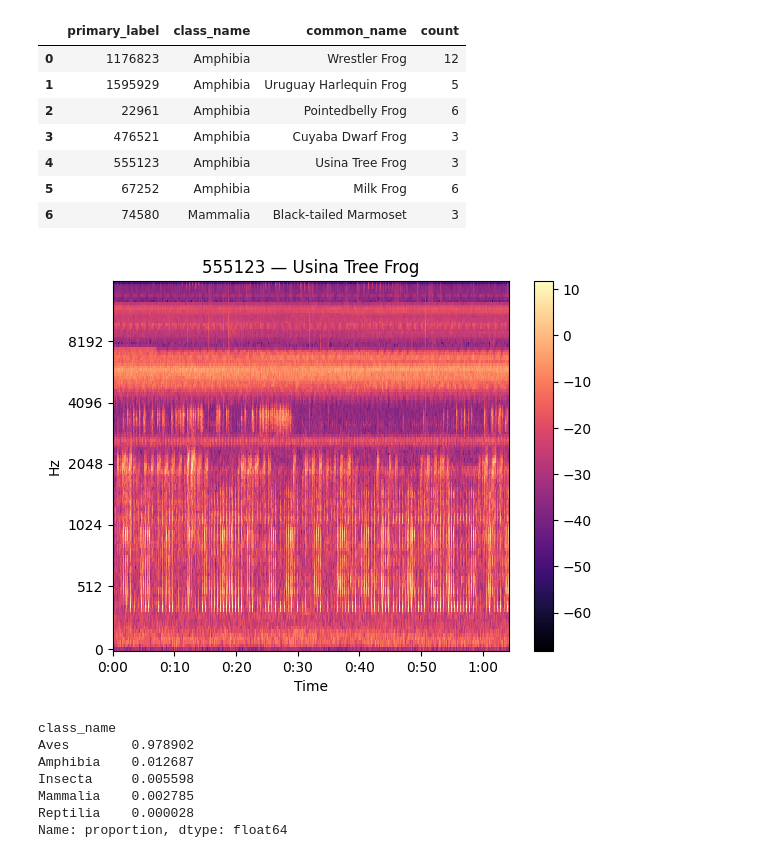
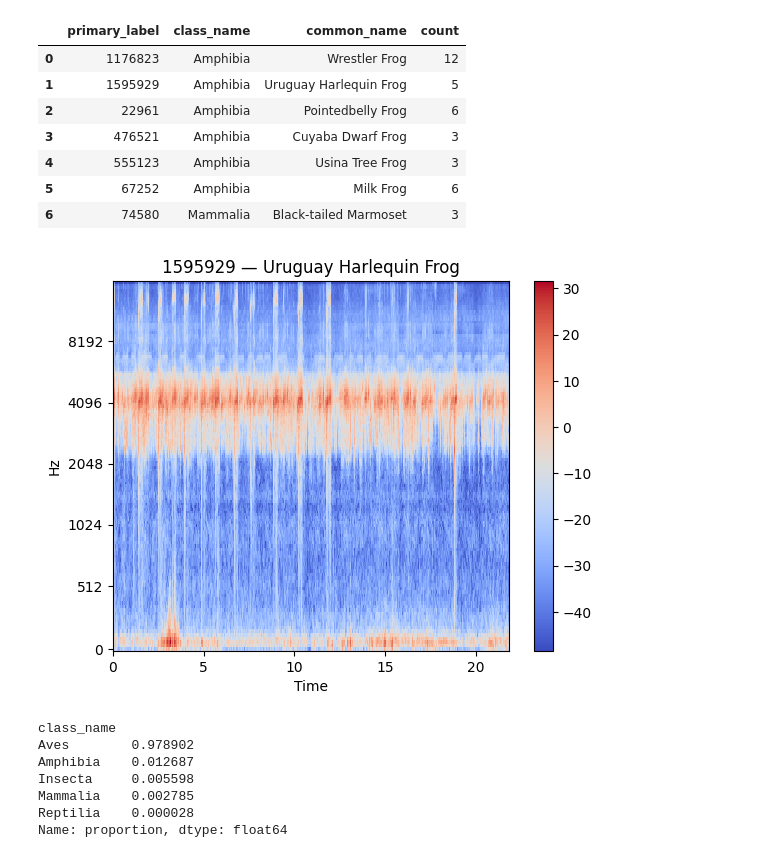
Before and after one commit to ju4nv1e1r4/pantanal, a Jupyter notebook: notebooks/data_exploration.ipynb, the cells around one changed output. Saved outputs shown, nothing was run; the diff lists cells and outputs as text; code cells hidden in the pictures.

```diff
--- a/notebooks/data_exploration.ipynb
+++ b/notebooks/data_exploration.ipynb
@@ -278,15 +277,15 @@ df_to_analyze[df_to_analyze['primary_label'].isin(problematic_label_list)]\
 # %%
 import librosa, librosa.display, matplotlib.pyplot as plt
 
-row = df_to_analyze[df_to_analyze['primary_label'] == '555123'].iloc[0]
+row = df_to_analyze[df_to_analyze['primary_label'] == '1595929'].iloc[0]
 y, sr = librosa.load(f"../data/train_audio/{row['filename']}", sr=32000)
 S = librosa.feature.melspectrogram(y=y, sr=sr, n_mels=128, fmin=0, fmax=16000)
 librosa.display.specshow(librosa.power_to_db(S), sr=sr, fmin=0, x_axis='time', y_axis='mel')
 plt.colorbar()
-plt.title(f"555123 — {row['common_name']}")
+plt.title(f"1595929 — {row['common_name']}")
 plt.show()
 # %% [output]
-[figure, old version]
+[figure, new version]
 # %%
 df_to_analyze["class_name"].value_counts(normalize=True)
 # %% [output]
```
Also changed, not shown: parts of 2 cells of this notebook.
